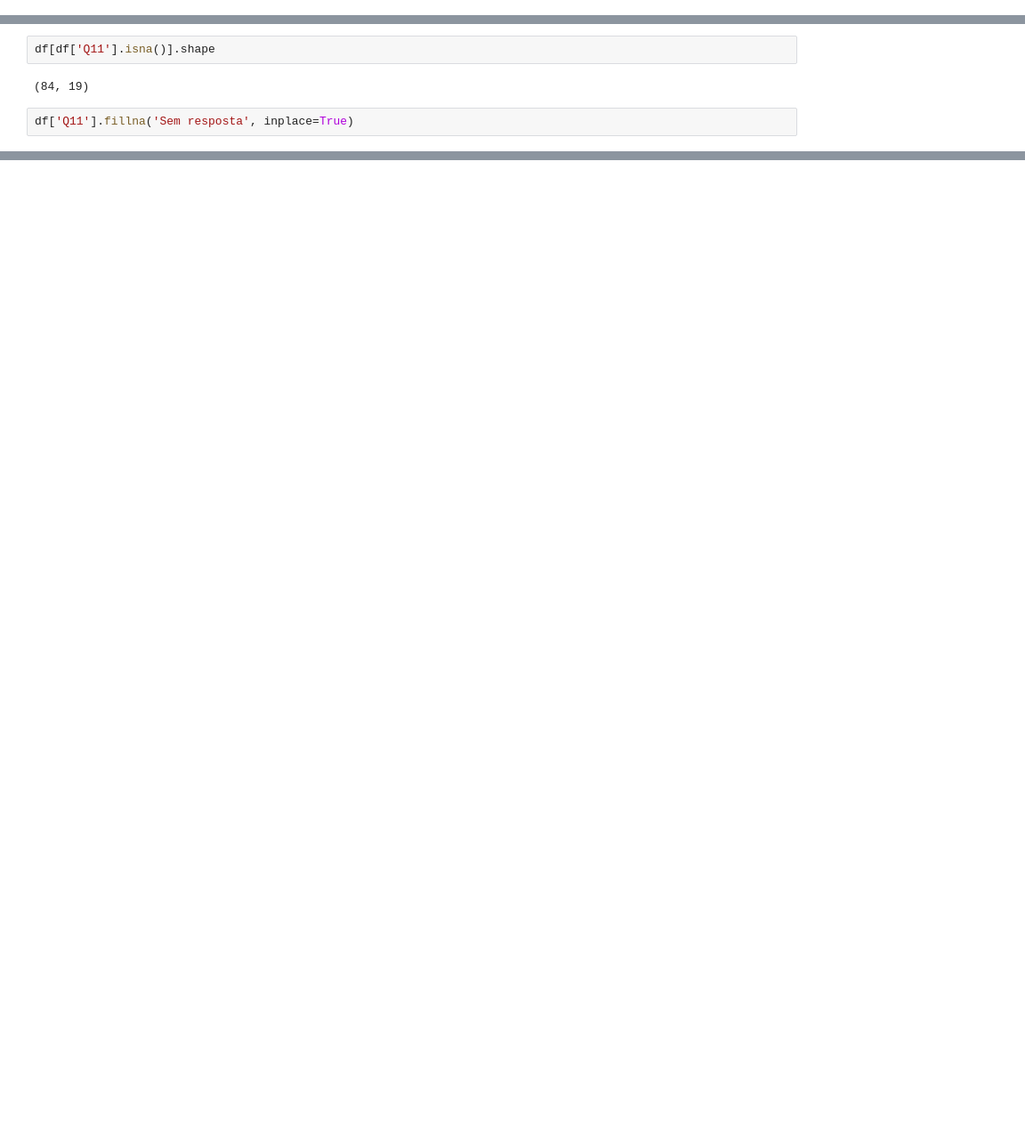
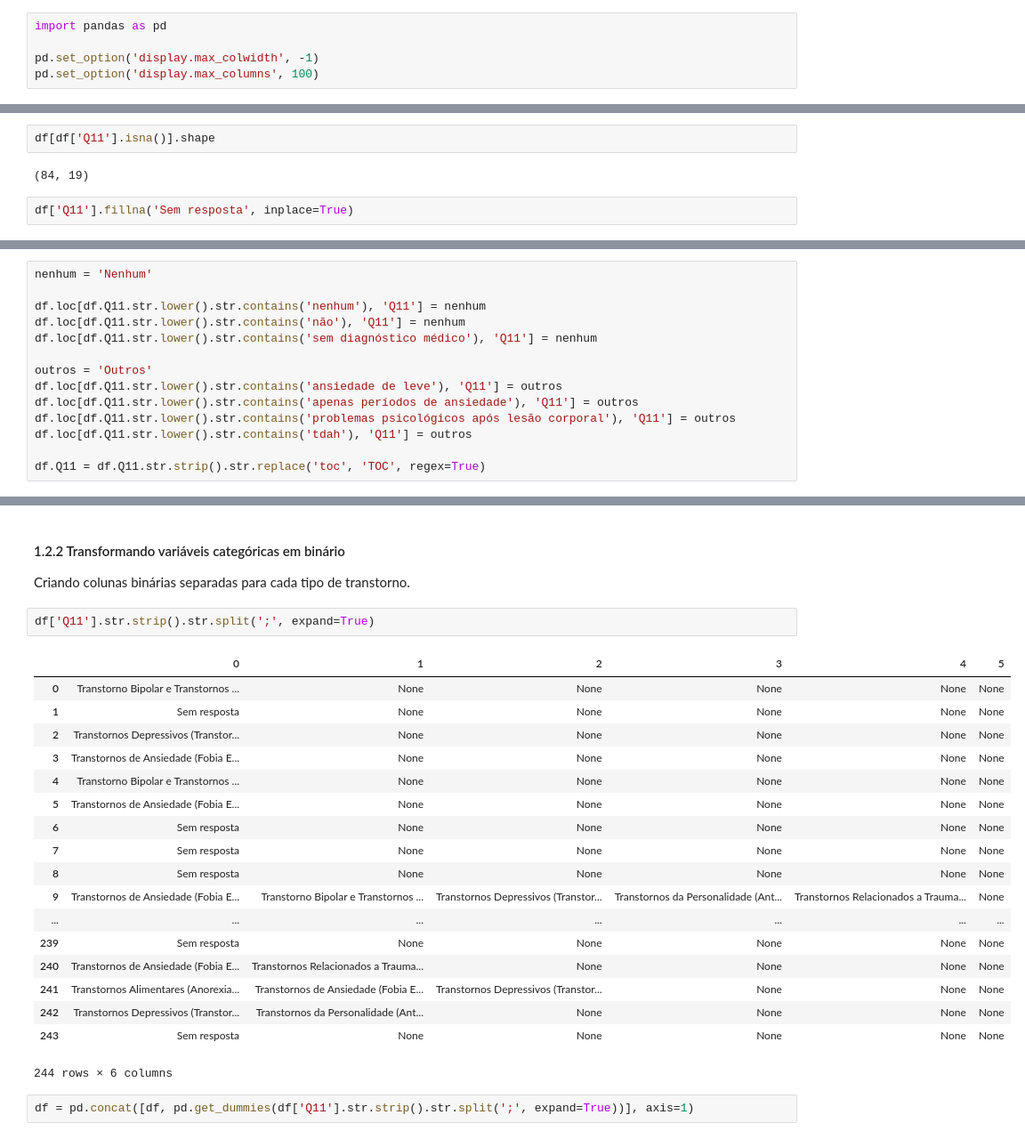
Before and after one commit to claytonrm/AnalisePreditivaSuicidio, a Jupyter notebook: AnalisePreditivaSuicidio.ipynb, the cells around one changed output, grey strips where cells are left out. Shown at 89% size. Cells and saved outputs as stored; diff of their text form; blank space fills up the shorter version.

Commit message:
Preprocessing column Q11

```diff
--- a/AnalisePreditivaSuicidio.ipynb
+++ b/AnalisePreditivaSuicidio.ipynb
@@ -29,3 +27,8 @@ import pandas as pd
+# %%
+import pandas as pd
+
+pd.set_option('display.max_colwidth', -1)
+pd.set_option('display.max_columns', 100)
 # %%
 survey_data = pd.read_csv('survey_data.csv')
 # %%
@@ -114,0 +131,14 @@ Name: Q11, dtype: int64
+# %%
+nenhum = 'Nenhum'
+
+df.loc[df.Q11.str.lower().str.contains('nenhum'), 'Q11'] = nenhum
+df.loc[df.Q11.str.lower().str.contains('não'), 'Q11'] = nenhum
+df.loc[df.Q11.str.lower().str.contains('sem diagnóstico médico'), 'Q11'] = nenhum
+
+outros = 'Outros'
+df.loc[df.Q11.str.lower().str.contains('ansiedade de leve'), 'Q11'] = outros
+df.loc[df.Q11.str.lower().str.contains('apenas períodos de ansiedade'), 'Q11'] = outros
+df.loc[df.Q11.str.lower().str.contains('problemas psicológicos após lesão corporal'), 'Q11'] = outros
+df.loc[df.Q11.str.lower().str.contains('tdah'), 'Q11'] = outros
+
+df.Q11 = df.Q11.str.strip().str.replace('toc', 'TOC', regex=True)
@@ -114,0 +165,26 @@ Name: Q11, dtype: int64
+# %% [markdown]
+#### 1.2.2 Transformando variáveis categóricas em binário
+Criando colunas binárias separadas para cada tipo de transtorno.
+# %%
+df['Q11'].str.strip().str.split(';', expand=True)
+# %% [output]
+|  | 0 | 1 | 2 | 3 | 4 | 5 |
+| 0 | Transtorno Bipolar e Transtornos ... | None | None | None | None | None |
+| 1 | Sem resposta | None | None | None | None | None |
+| 2 | Transtornos Depressivos (Transtor... | None | None | None | None | None |
+| 3 | Transtornos de Ansiedade (Fobia E... | None | None | None | None | None |
+| 4 | Transtorno Bipolar e Transtornos ... | None | None | None | None | None |
+| 5 | Transtornos de Ansiedade (Fobia E... | None | None | None | None | None |
+| 6 | Sem resposta | None | None | None | None | None |
+| 7 | Sem resposta | None | None | None | None | None |
+| 8 | Sem resposta | None | None | None | None | None |
+| 9 | Transtornos de Ansiedade (Fobia E... | Transtorno Bipolar e Transtornos ... | Transtornos Depressivos (Transtor... | Transtornos da Personalidade (Ant... | Transtornos Relacionados a Trauma... | None |
+| ... | ... | ... | ... | ... | ... | ... |
+| 239 | Sem resposta | None | None | None | None | None |
+| 240 | Transtornos de Ansiedade (Fobia E... | Transtornos Relacionados a Trauma... | None | None | None | None |
+| 241 | Transtornos Alimentares (Anorexia... | Transtornos de Ansiedade (Fobia E... | Transtornos Depressivos (Transtor... | None | None | None |
+| 242 | Transtornos Depressivos (Transtor... | Transtornos da Personalidade (Ant... | None | None | None | None |
+| 243 | Sem resposta | None | None | None | None | None |
+244 rows × 6 columns
+# %%
+df = pd.concat([df, pd.get_dummies(df['Q11'].str.strip().str.split(';', expand=True))], axis=1)
```
Also changed, not shown: parts of 16 cells of this notebook.
